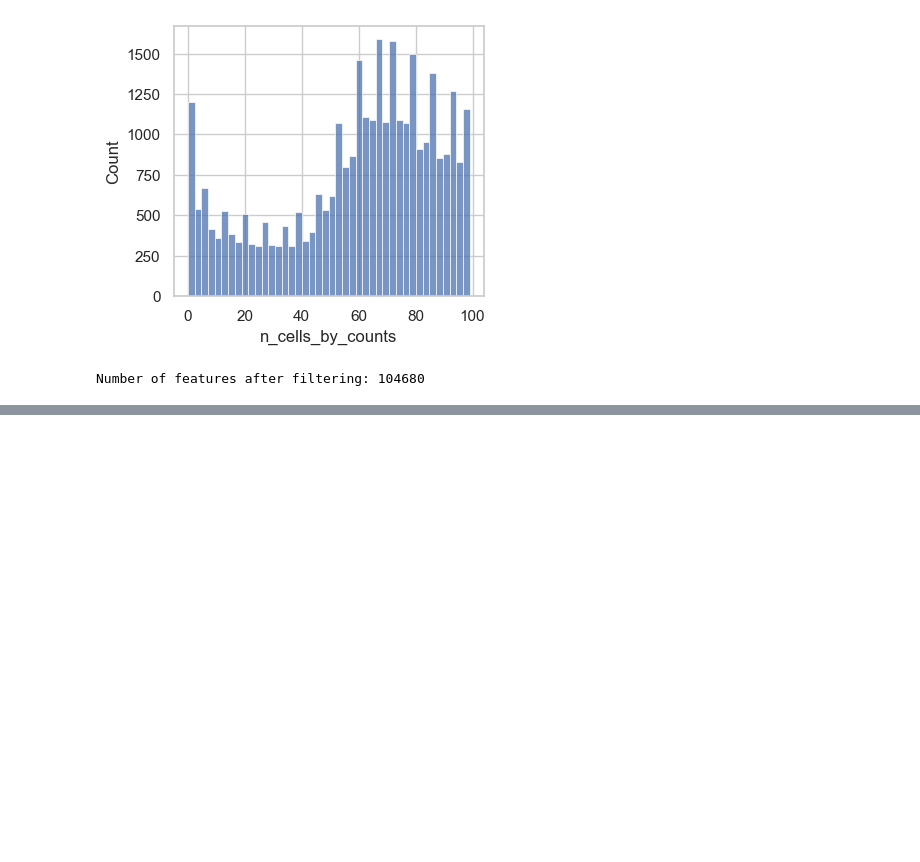
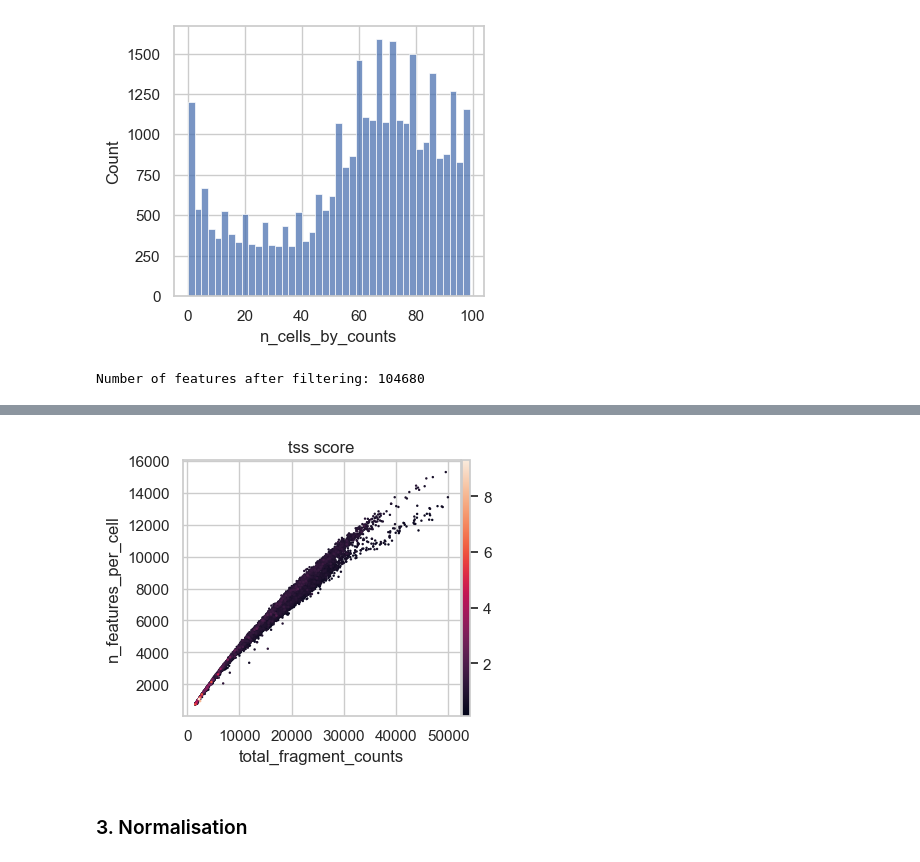
Before and after one commit to chira-ploy/singlecells-DataPlayground, a Jupyter notebook: PBMC10k/ATAC_processing.ipynb, the cells around one changed output, grey strips where cells are left out. Saved outputs shown, nothing was run; the diff lists cells and outputs as text; code cells hidden in the pictures; blank space fills up the shorter version.

```diff
--- a/PBMC10k/ATAC_processing.ipynb
+++ b/PBMC10k/ATAC_processing.ipynb
@@ -613,0 +628,6 @@ Number of features after filtering: 104680
+# %%
+p1 = sc.pl.scatter(atac, x="total_fragment_counts", y="n_features_per_cell", color="tss_score", show=False)
+# %% [output]
+[figure, added]
+# %% [markdown]
+###  3. Normalisation
```
Also changed, not shown: parts of 29 cells of this notebook.
